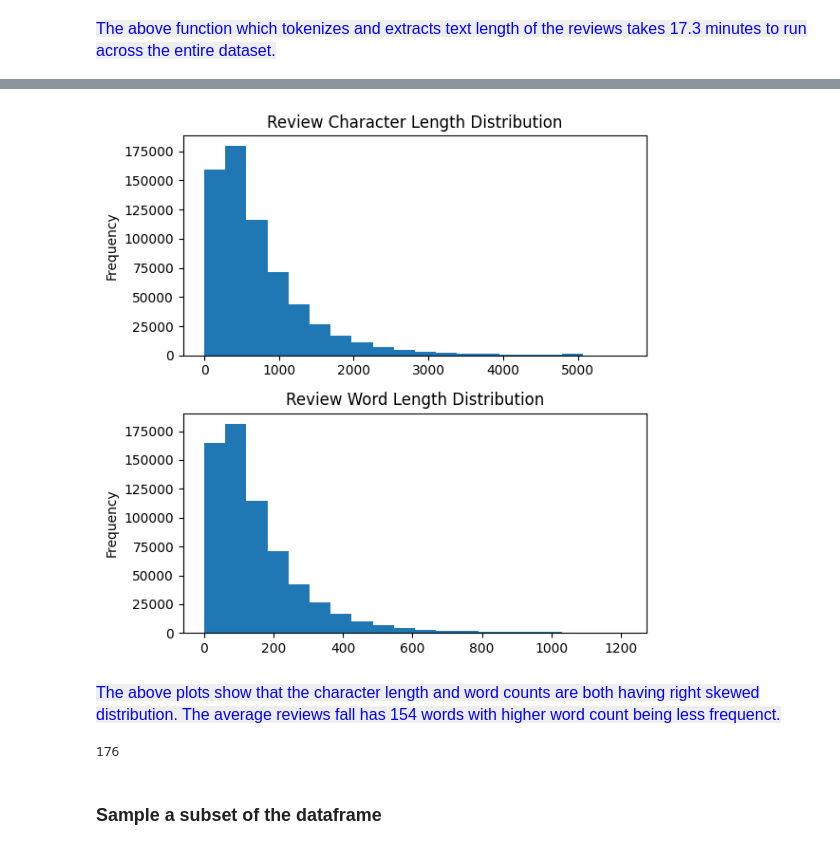
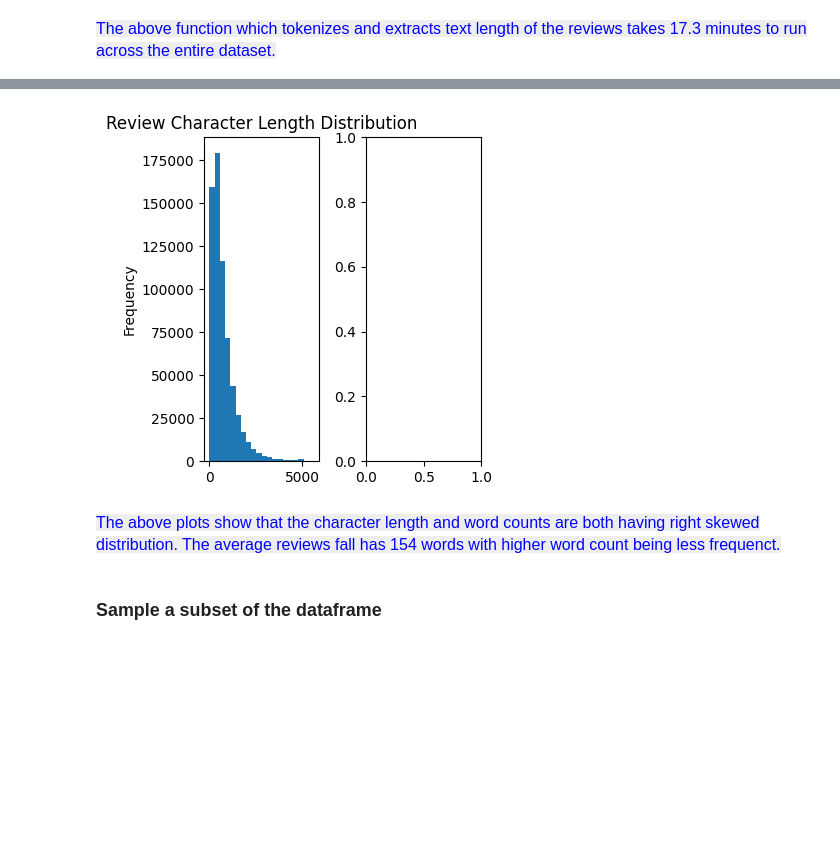
Before and after one commit to biman-zen/FinalCapstone, a Jupyter notebook: FinalCapstone_DW_EDA.ipynb, the cells around one changed output, grey strips where cells are left out. Cells and saved outputs as stored; diff of their text form; code cells hidden in the pictures; blank space fills up the shorter version.

```diff
--- a/FinalCapstone_DW_EDA.ipynb
+++ b/FinalCapstone_DW_EDA.ipynb
@@ -161,4 +191,5 @@ The above function which tokenizes and extracts text length of the reviews takes
 # %%
-df['word_count'] = num_words
+# Subset of entire dataset
+num_words = get_num_words(df.sample(n=1000)['review_text'])
 # There are on average 154 words per review
-df['word_count'].describe()
+#df['word_count'].describe()
@@ -175,22 +196,22 @@ Name: word_count, dtype: float64
 # %%
 # Plot the character length and word length of the reviews
-fig, axs = plt.subplots(2, 1, figsize =(10,6))
+fig, axs = plt.subplots(1, 2, figsize =(6,6))
 #
-ax[0] = df['review_length']\
+axs[0] = df['review_length']\
         .plot(kind='hist',bins=20,\
           title='Review Character Length Distribution',\
-          ax=axs[0],figsize=(6, 6))
+          ax=axs[0],figsize=(4, 4))
 #ax[0].set_xlabel('Review Stars')
 #
-ax[1] = df['word_count']\
-    .plot(kind='hist',bins=20,\
-          title='Review Word Length Distribution',\
-          figsize=(6, 6))
+#axs[1] = df['word_count']\
+#        .plot(kind='hist',bins=20,\
+#          title='Review Word Length Distribution',\
+#          ax=axs[1],figsize=(4, 4))
 #ax[1].set_xlabel('Review Stars')
 plt.tight_layout()
 plt.show()
 # %% [output]
-[figure, old version]
+[figure, new version]
 # %% [markdown]
 <span style="color: blue; font-family: Arial; font-size: 16px; background-color: #EEEEEE">
 The above plots show that the character length and word counts are both having right skewed distribution. The average reviews fall has 154 words with higher word count being less frequenct.
@@ -202,15 +223,6 @@ The above plots show that the character length and word counts are both having r
 #doc = nlp(text)
 #for token in doc:
 #    print(token, token.lemma_)
-# %%
-# Get random sample of reviews
-rand_review = df.sample(n=1)['review_text'].values.item()
-print(len(rand_review))
-
-#help(df.sample)
-print(dir(df.sample(n=1,random_state=9).review_text.values))
-# %% [output]
-176
 # %% [markdown]
 ### Sample a subset of the dataframe
 # %%
```
Also changed, not shown: parts of 37 cells of this notebook.
